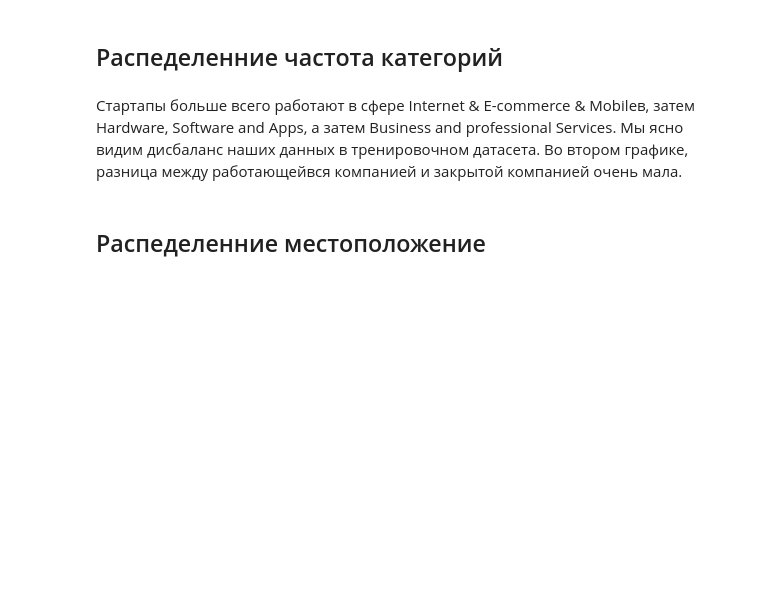
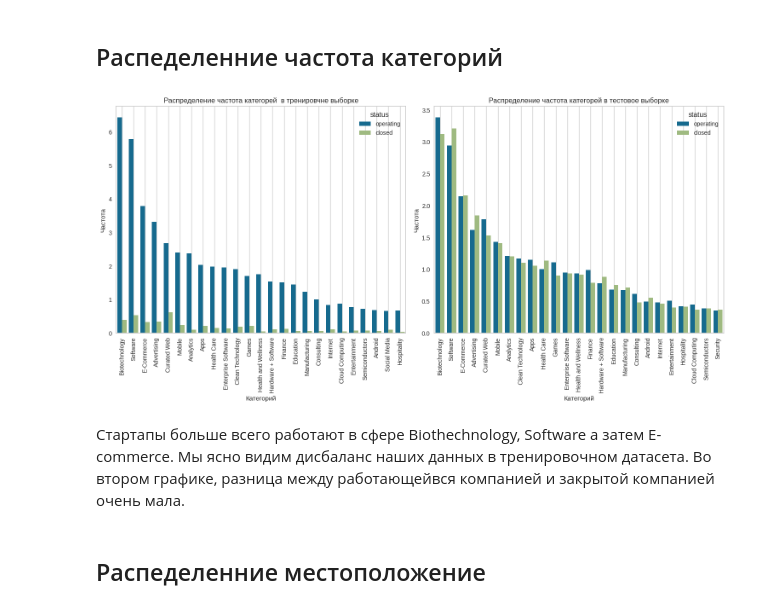
Before and after one commit to Regis739/startups_project_rep, a Jupyter notebook: startups_project.ipynb, the cells around one changed output. Saved outputs shown, nothing was run; the diff lists cells and outputs as text; code cells hidden in the pictures; blank space fills up the shorter version.

```diff
--- a/startups_project.ipynb
+++ b/startups_project.ipynb
@@ -639,2 +756,0 @@ X_train.drop(['main_category'], axis=1, inplace=True)
-# %%
-X_test.drop(['main_category'], axis=1, inplace=True)
@@ -641,3 +772,30 @@ X_test.drop(['main_category'], axis=1, inplace=True)
+# %%
+def extract_main_cat2(val):
+    if type(val)==str and '|' in val and len(val.split('|')) >= 3:
+        return val.split('|')[2]
+    else:
+        return 'Unknown'
+
+X_train['main_category_2'] = X_train['category_list'].apply(extract_main_cat2)
+X_test['main_category_2'] = X_test['category_list'].apply(extract_main_cat2)
+# %%
+def extract_main_cat3(val):
+    if type(val)==str and '|' in val and len(val.split('|')) >= 4:
+        return val.split('|')[3]
+    else:
+        return 'Unknown'
+
+X_train['main_category_3'] = X_train['category_list'].apply(extract_main_cat3)
+X_test['main_category_3'] = X_test['category_list'].apply(extract_main_cat3)
+# %%
+def extract_main_cat4(val):
+    if type(val)==str and '|' in val and len(val.split('|')) >= 5:
+        return val.split('|')[4]
+    else:
+        return 'Unknown'
+
+X_train['main_category_4'] = X_train['category_list'].apply(extract_main_cat4)
+X_test['main_category_4'] = X_test['category_list'].apply(extract_main_cat4)
 # %% [markdown]
 ## Вывод
 # %% [markdown]
@@ -926,43 +1141,45 @@ plt.show()
 fi, axes = plt.subplots(nrows=1, ncols=2, figsize=(15, 7.5))
 
 axes = axes.flatten()
 
 dataframes = [X_train, X_test]
 
 sample_type = [' в тренировчне выборке', 'в тестовое выборке']
 
 
 for i, dataframe in enumerate(dataframes):
     if i == 0:
-        list_cat = dataframe['subcategories'].value_counts().index.to_list()[:50]
-        index_cat = dataframe.query('subcategories in @list_cat').index.to_list()
+        list_cat = dataframe['main_category'].value_counts().index.to_list()[:25]
+        index_cat = dataframe.query('main_category in @list_cat').index.to_list()
 
 
-        sns.countplot(data=dataframe, x=dataframe.loc[index_cat,'subcategories'], \
-                      order=dataframe.loc[index_cat,'subcategories'].value_counts()[:50].index, hue=dataframe['status'], \
+        sns.countplot(data=dataframe, x=dataframe.loc[index_cat,'main_category'], \
+                      order=dataframe.loc[index_cat,'main_category'].value_counts()[:50].index, hue=dataframe['status'], \
                       hue_order=['operating', 'closed'], stat='percent', ax=axes[i]);
     else:
-        list_cat = dataframe['subcategories'].value_counts().index.to_list()[:50]
-        index_cat = dataframe.query('subcategories in @list_cat').index.to_list()
+        list_cat = dataframe['main_category'].value_counts().index.to_list()[:25]
+        index_cat = dataframe.query('main_category in @list_cat').index.to_list()
 
 
-        sns.countplot(data=dataframe, x=dataframe.loc[index_cat,'subcategories'], \
-                      order=dataframe.loc[index_cat, 'subcategories'].value_counts()[:50].index, hue=y_test['status'], \
+        sns.countplot(data=dataframe, x=dataframe.loc[index_cat,'main_category'], \
+                      order=dataframe.loc[index_cat, 'main_category'].value_counts()[:50].index, hue=y_test['status'], \
                       hue_order=['operating', 'closed'], stat='percent', ax=axes[i]);
 
     axes[i].set_title(f'Распределение частота категорей {sample_type[i]}')
     axes[i].tick_params(axis='x', labelrotation=90)
     axes[i].set_xlabel('Категорий');
     axes[i].set_ylabel('Частота');
     axes[i].grid();
 
 
 plt.tight_layout()
 
 
 plt.show()
+# %% [output]
+[figure, added]
 # %% [markdown]
-Стартапы больше всего работают в сфере Internet & E-commerce & Mobileв, затем Hardware, Software and Apps, а затем Business and professional Services. Мы ясно видим дисбаланс наших данных в тренировочном датасета. Во втором графике, разница между работающейвся компанией и закрытой компанией очень мала.
+Стартапы больше всего работают в сфере Biothechnology, Software а затем E-commerce. Мы ясно видим дисбаланс наших данных в тренировочном датасета. Во втором графике, разница между работающейвся компанией и закрытой компанией очень мала.
 # %% [markdown]
 ## Распеделенние местоположение
 # %%
```
Also changed, not shown: parts of 116 cells of this notebook, 1 other file.
